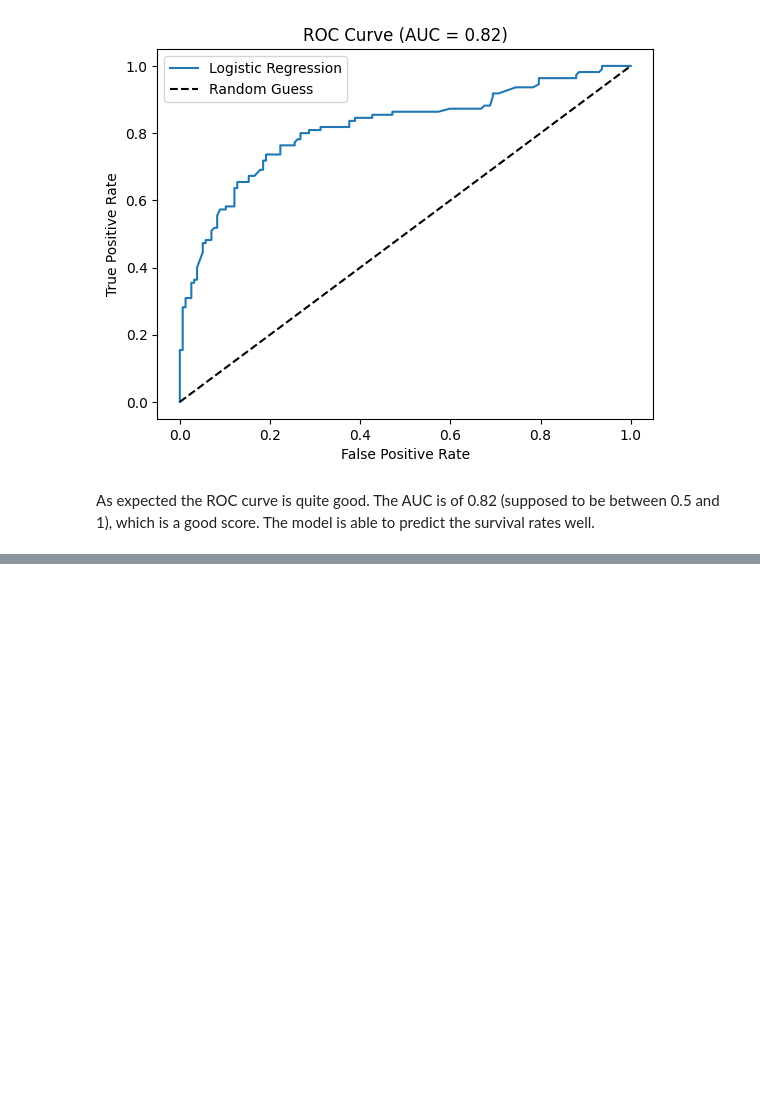
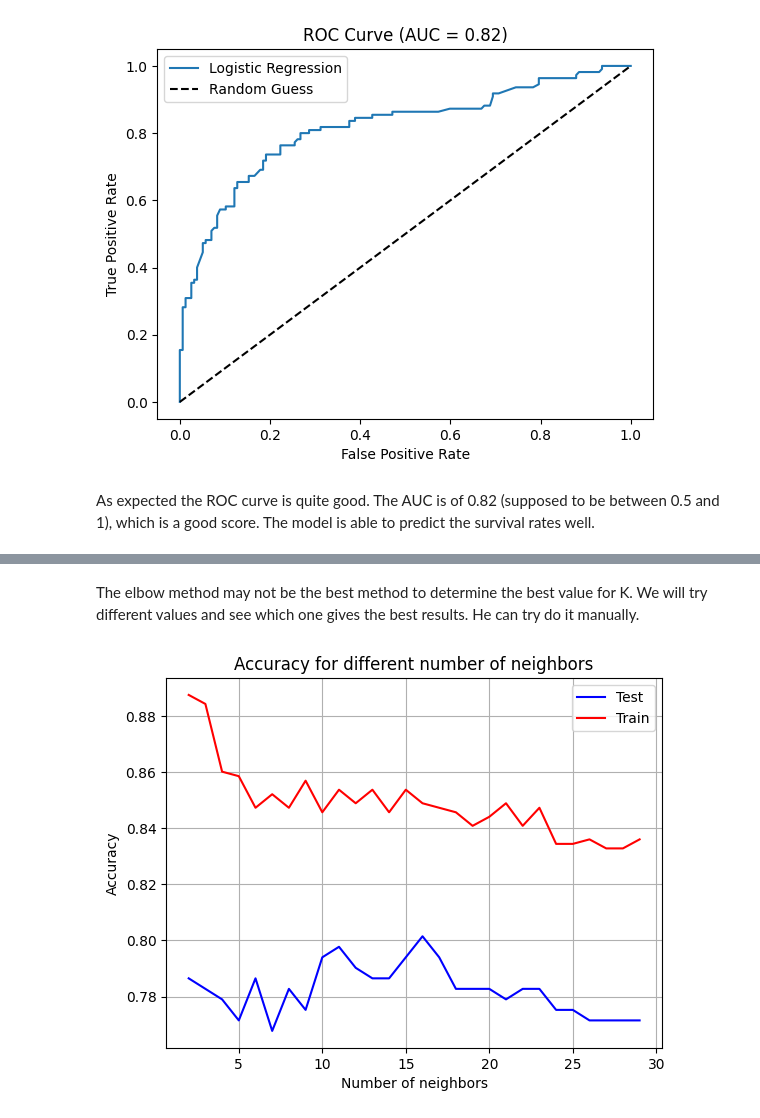
Before and after one commit to Gdeterline/Titanic_Survival_Prediction, a Jupyter notebook: main.ipynb, the cells around one changed output, grey strips where cells are left out. Cells and saved outputs as stored; diff of their text form; code cells hidden in the pictures; blank space fills up the shorter version.

```diff
--- a/main.ipynb
+++ b/main.ipynb
@@ -464,0 +535,31 @@ Before moving on to the next model, let's do two things to improve the model:
+# %% [markdown]
+The elbow method may not be the best method to determine the best value for K. We will try different values and see which one gives the best results.
+He can try do it manually.
+# %%
+accuracyListtest = []
+accuracyListtrain = []
+
+for k in range(2, 30):
+    knn_test = KNeighborsClassifier(n_neighbors=k)
+    knn_test.fit(x_train, y_train)
+
+    accuracy_knn_test__ = knn_test.score(x_train, y_train)
+    accuracyListtrain.append(accuracy_knn_test__)
+
+    y_test_knn_prediction_ = knn_test.predict(x_test)
+
+    accuracy_knn_test_ = sk.metrics.accuracy_score(y_test, y_test_knn_prediction_)
+    accuracyListtest.append(accuracy_knn_test_)
+
+
+plt.plot(range(2, 30), accuracyListtest, color = 'blue')
+plt.plot(range(2, 30), accuracyListtrain, color = 'red')
+plt.xlabel('Number of neighbors')
+plt.ylabel('Accuracy')
+plt.grid()
+plt.title('Accuracy for different number of neighbors')
+plt.legend(['Test', 'Train'])
+plt.savefig("./data_analysis_plots/knn_accuracy")
+plt.show()
+# %% [output]
+[figure, added]
```
Also changed, not shown: parts of 9 cells of this notebook, 3 other files.
